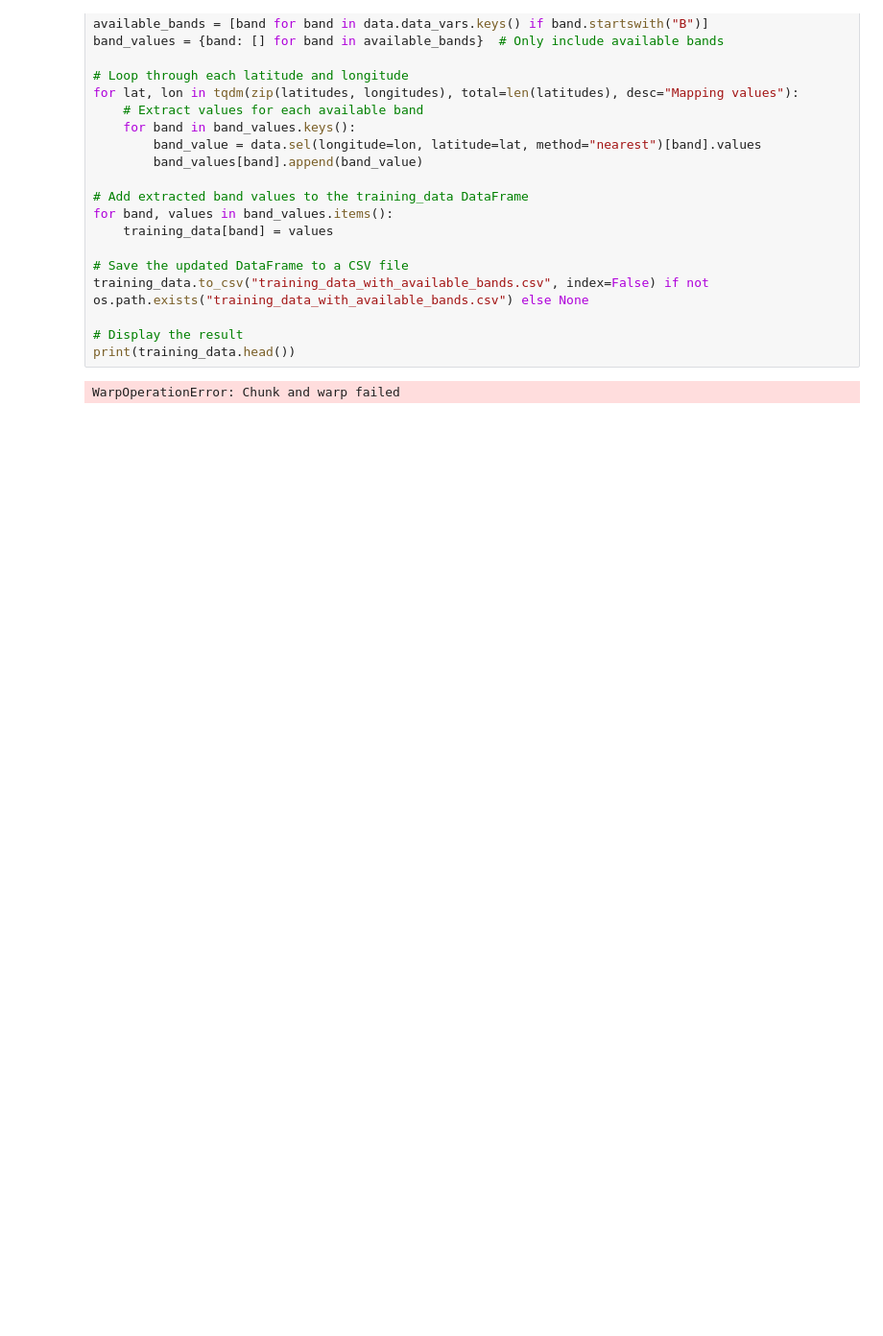
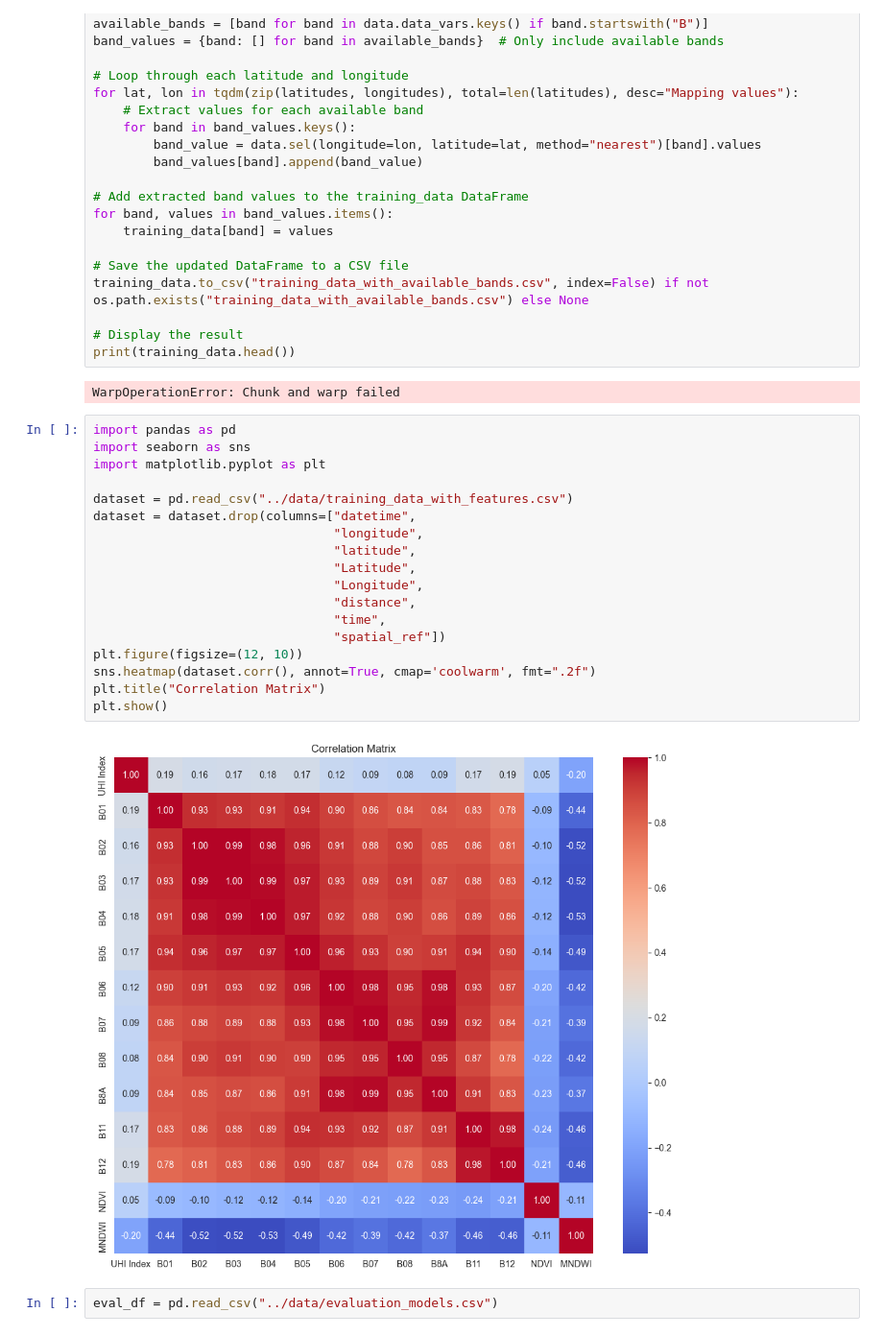
Before and after one commit to botelhogama/EYdatachallenge, a Jupyter notebook: jupyter/test_v1.ipynb, the cells around one changed output. Shown: that part at 96% size. Drawn from its saved outputs; the diff is of its cells as text; blank space fills up the shorter version.

```diff
--- a/jupyter/test_v1.ipynb
+++ b/jupyter/test_v1.ipynb
@@ -494,3 +494,25 @@ training_data.to_csv("training_data_with_available_bands.csv", index=False) if n
 print(training_data.head())
 # %% [output]
 WarpOperationError: Chunk and warp failed
+# %%
+import pandas as pd
+import seaborn as sns
+import matplotlib.pyplot as plt
+
+dataset = pd.read_csv("../data/training_data_with_features.csv")
+dataset = dataset.drop(columns=["datetime",
+                                "longitude",
+                                "latitude",
+                                "Latitude",
+                                "Longitude",
+                                "distance",
+                                "time",
+                                "spatial_ref"])
+plt.figure(figsize=(12, 10))
+sns.heatmap(dataset.corr(), annot=True, cmap='coolwarm', fmt=".2f")
+plt.title("Correlation Matrix")
+plt.show()
+# %% [output]
+[figure, added]
+# %%
+eval_df = pd.read_csv("../data/evaluation_models.csv")
```
Also changed, not shown: parts of 1 cell of this notebook, 7 other files.
